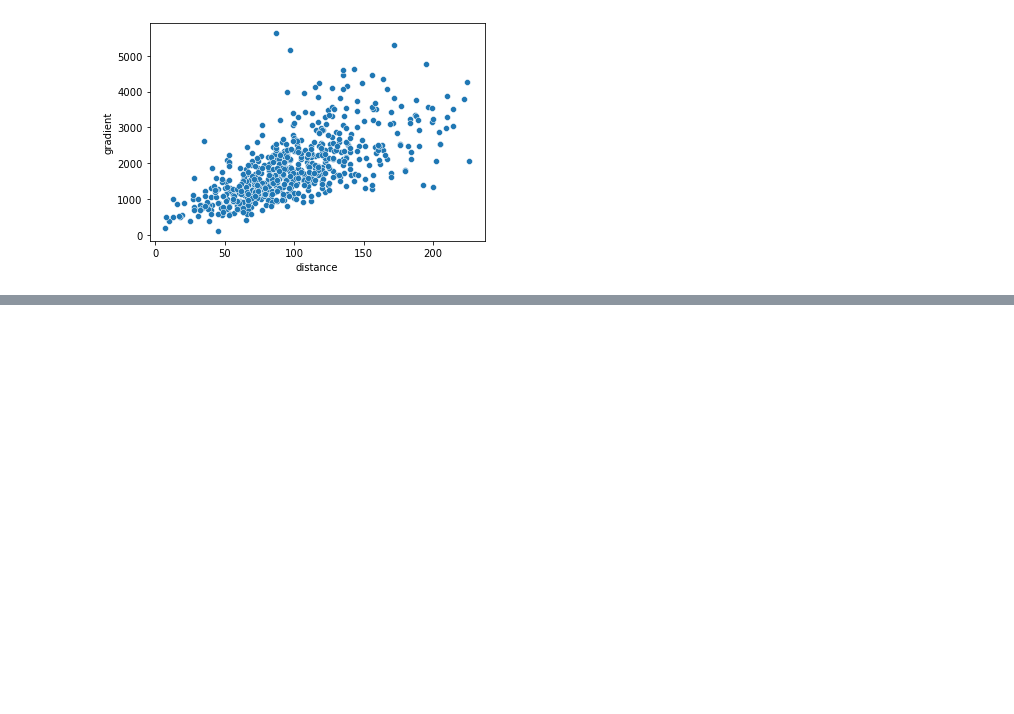
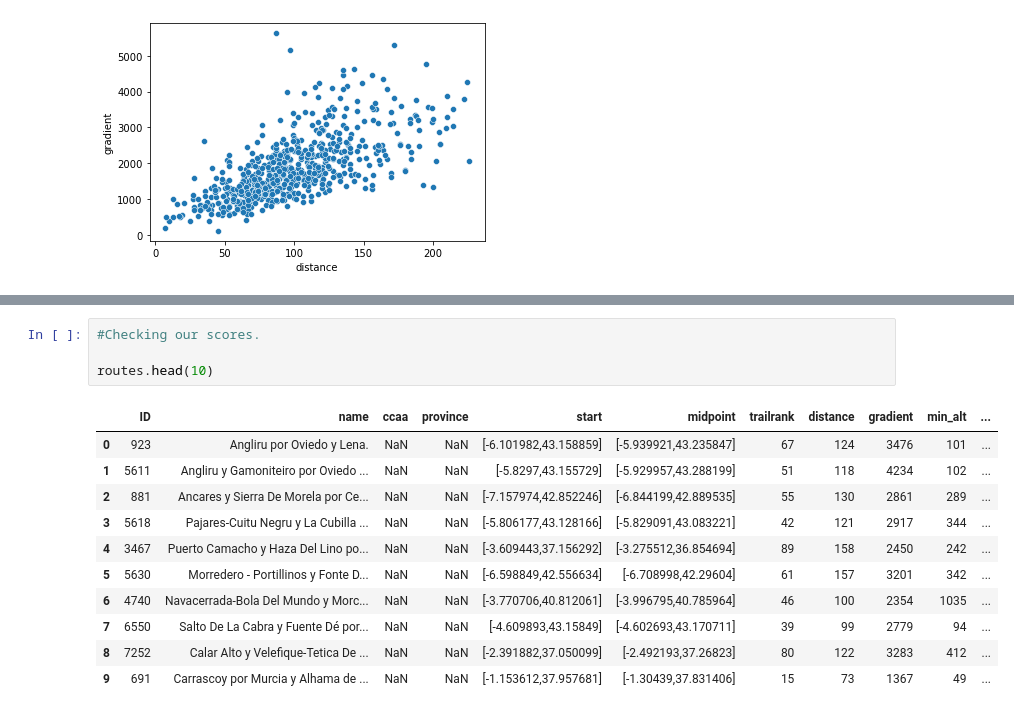
Before and after one commit to on2wheels-es/data, a Jupyter notebook: 6. Creating a route difficulty index.ipynb, the cells around one changed output, grey strips where cells are left out. Drawn from its saved outputs; the diff is of its cells as text; blank space fills up the shorter version.

```diff
--- a/6. Creating a route difficulty index.ipynb
+++ b/6. Creating a route difficulty index.ipynb
@@ -51,0 +103,16 @@ It's easy to appreciate the roughly linear correlation between distance and elev
+# %%
+#Checking our scores.
+
+routes.head(10)
+# %% [output]
+|  | ID | name | ccaa | province | start | midpoint | trailrank | distance | gradient | min_alt | ... |
+| 0 | 923 | Angliru por Oviedo y Lena. | NaN | NaN | [-6.101982,43.158859] | [-5.939921,43.235847] | 67 | 124 | 3476 | 101 | ... |
+| 1 | 5611 | Angliru y Gamoniteiro por Oviedo ... | NaN | NaN | [-5.8297,43.155729] | [-5.929957,43.288199] | 51 | 118 | 4234 | 102 | ... |
+| 2 | 881 | Ancares y Sierra De Morela por Ce... | NaN | NaN | [-7.157974,42.852246] | [-6.844199,42.889535] | 55 | 130 | 2861 | 289 | ... |
+| 3 | 5618 | Pajares-Cuitu Negru y La Cubilla ... | NaN | NaN | [-5.806177,43.128166] | [-5.829091,43.083221] | 42 | 121 | 2917 | 344 | ... |
+| 4 | 3467 | Puerto Camacho y Haza Del Lino po... | NaN | NaN | [-3.609443,37.156292] | [-3.275512,36.854694] | 89 | 158 | 2450 | 242 | ... |
+| 5 | 5630 | Morredero - Portillinos y Fonte D... | NaN | NaN | [-6.598849,42.556634] | [-6.708998,42.29604] | 61 | 157 | 3201 | 342 | ... |
+| 6 | 4740 | Navacerrada-Bola Del Mundo y Morc... | NaN | NaN | [-3.770706,40.812061] | [-3.996795,40.785964] | 46 | 100 | 2354 | 1035 | ... |
+| 7 | 6550 | Salto De La Cabra y Fuente Dé por... | NaN | NaN | [-4.609893,43.15849] | [-4.602693,43.170711] | 39 | 99 | 2779 | 94 | ... |
+| 8 | 7252 | Calar Alto y Velefique-Tetica De ... | NaN | NaN | [-2.391882,37.050099] | [-2.492193,37.26823] | 80 | 122 | 3283 | 412 | ... |
+| 9 | 691 | Carrascoy por Murcia y Alhama de ... | NaN | NaN | [-1.153612,37.957681] | [-1.30439,37.831406] | 15 | 73 | 1367 | 49 | ... |
```
Also changed, not shown: parts of 17 cells of this notebook, 1 other file.
